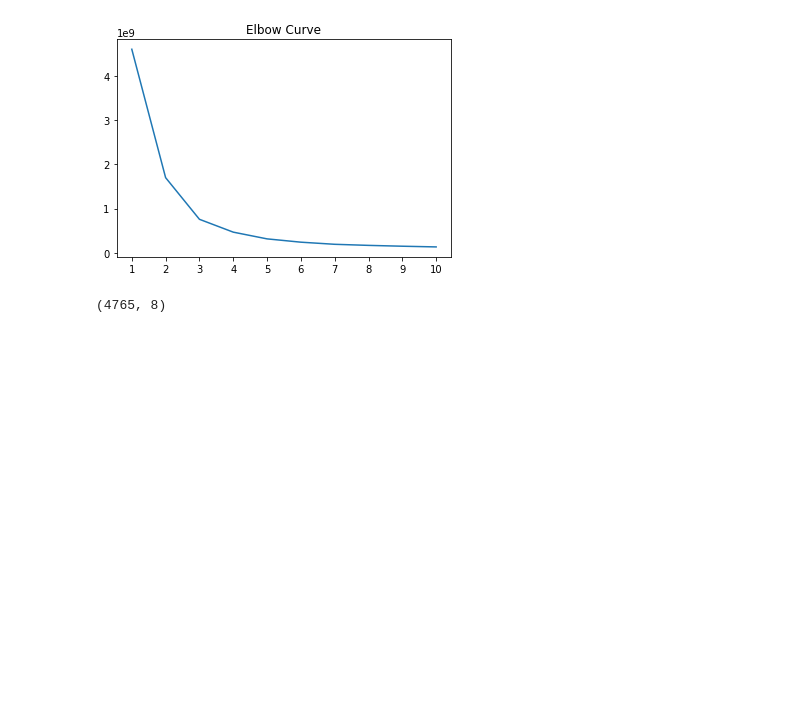
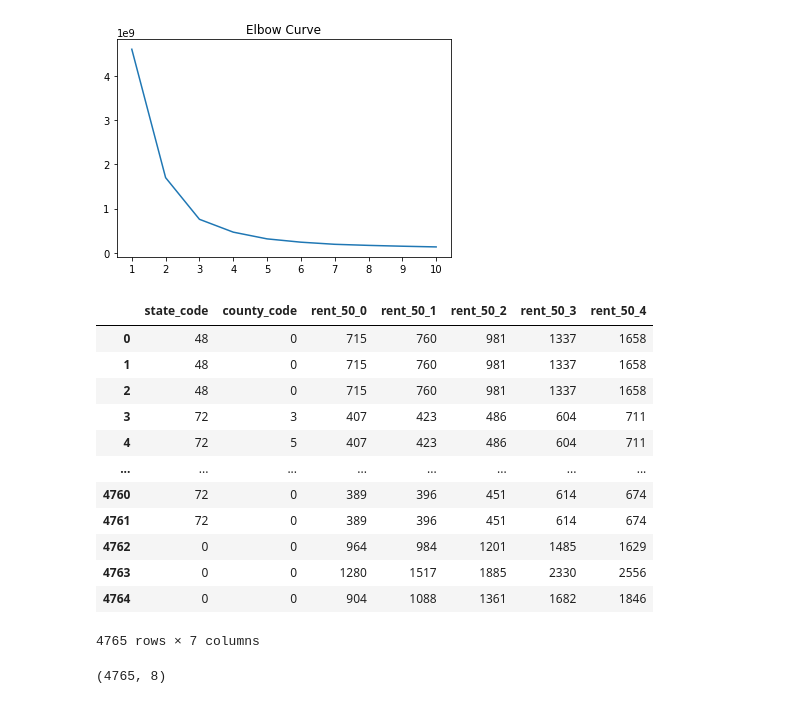
Before and after one commit to shumph10/Housing_Assistance_Analysis, a Jupyter notebook: ttest_project.ipynb, the cells around one changed output. Drawn from its saved outputs; the diff is of its cells as text; code cells hidden in the pictures; blank space fills up the shorter version.

Commit message:
figuring out why corr not showing state and county codes

```diff
--- a/ttest_project.ipynb
+++ b/ttest_project.ipynb
@@ -475,6 +483,22 @@ model = km.fit(new_rent_2022)
 
 # Predict clusters
 predictions = model.predict(new_rent_2022)
+# %%
+new_rent_2022
+# %% [output]
+|  | state_code | county_code | rent_50_0 | rent_50_1 | rent_50_2 | rent_50_3 | rent_50_4 |
+| 0 | 48 | 0 | 715 | 760 | 981 | 1337 | 1658 |
+| 1 | 48 | 0 | 715 | 760 | 981 | 1337 | 1658 |
+| 2 | 48 | 0 | 715 | 760 | 981 | 1337 | 1658 |
+| 3 | 72 | 3 | 407 | 423 | 486 | 604 | 711 |
+| 4 | 72 | 5 | 407 | 423 | 486 | 604 | 711 |
+| ... | ... | ... | ... | ... | ... | ... | ... |
+| 4760 | 72 | 0 | 389 | 396 | 451 | 614 | 674 |
+| 4761 | 72 | 0 | 389 | 396 | 451 | 614 | 674 |
+| 4762 | 0 | 0 | 964 | 984 | 1201 | 1485 | 1629 |
+| 4763 | 0 | 0 | 1280 | 1517 | 1885 | 2330 | 2556 |
+| 4764 | 0 | 0 | 904 | 1088 | 1361 | 1682 | 1846 |
+4765 rows × 7 columns
 # %%
 # Create a new DataFrame including predicted clusters and cryptocurrencies features.
 # Concatentate the crypto_df and pcs_df DataFrames on the same columns.
```
Also changed, not shown: parts of 4 cells of this notebook.
